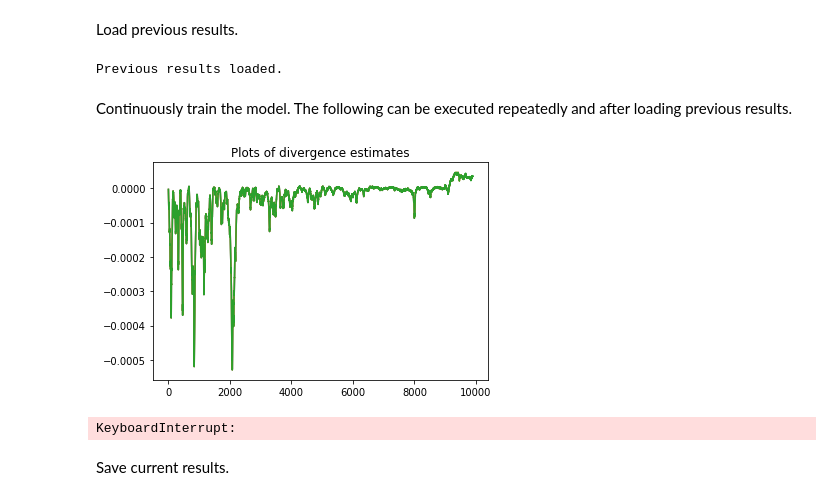
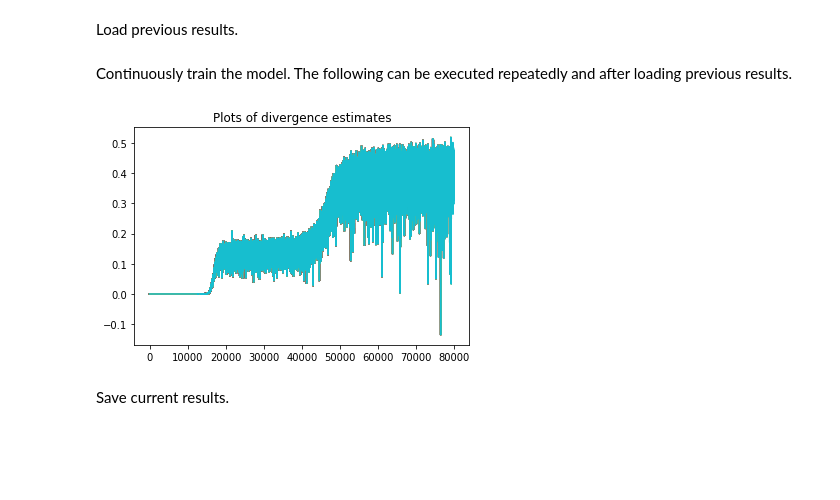
Before and after one commit to wangxuuu/MI-NEE, a Jupyter notebook: HGaussian_MINE-Copy1.ipynb, the cells around one changed output. Drawn from its saved outputs; the diff is of its cells as text; code cells hidden in the pictures; blank space fills up the shorter version.

```diff
--- a/HGaussian_MINE-Copy1.ipynb
+++ b/HGaussian_MINE-Copy1.ipynb
@@ -110,7 +110,7 @@ dXY_list = np.zeros((rep,0))
 # %% [markdown]
 Load previous results.
 # %%
-load_available = True # set to False to prevent loading previous results
+load_available = False # set to False to prevent loading previous results
 if load_available and os.path.exists(chkpt_name):
     checkpoint = torch.load(
         chkpt_name, map_location='cuda' if torch.cuda.is_available() else 'cpu')
@@ -119,31 +119,28 @@ if load_available and os.path.exists(chkpt_name):
     for i in range(rep):
         mine_list[i].load_state_dict(mine_state_list[i])
     print('Previous results loaded.')
-# %% [output]
-Previous results loaded.
 # %% [markdown]
 Continuously train the model. The following can be executed repeatedly and after loading previous results.
 # %%
 continue_train = True  # set to True to continue to train
-num_big_steps = 30     # number of small steps
-num_small_steps = 300  # number of big steps
+num_big_steps = 200     # number of small steps
+num_small_steps = 400  # number of big steps
 if continue_train:
     for k in range(num_big_steps):
         for j in range(num_small_steps):
             dXY_list = np.append(dXY_list, np.zeros((rep, 1)), axis=1)
             for i in range(rep):
                 mine_list[i].step()
                 dXY_list[i, -1] = mine_list[i].forward()
         # To show intermediate works
         for i in range(rep):
             plt.plot(dXY_list[i, :],label='dXY')
             plt.title('Plots of divergence estimates')
         display.clear_output(wait=True)
         display.display(plt.gcf())
     display.clear_output()
 # %% [output]
-[figure, old version]
+[figure, new version]
-KeyboardInterrupt:
 # %% [markdown]
 Save current results.
 # %%
```
Also changed, not shown: parts of 2 cells of this notebook, 2 other files.
